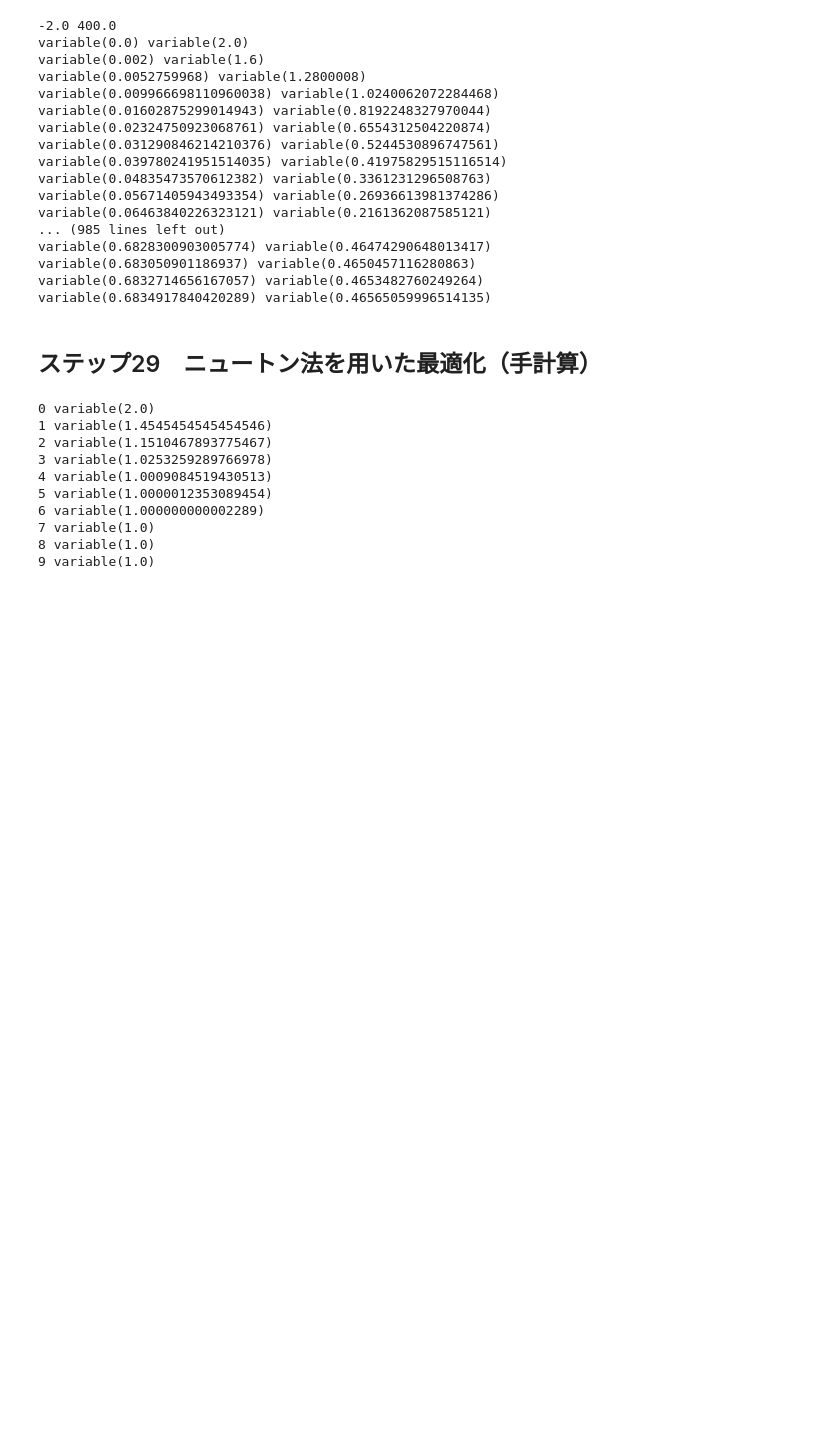
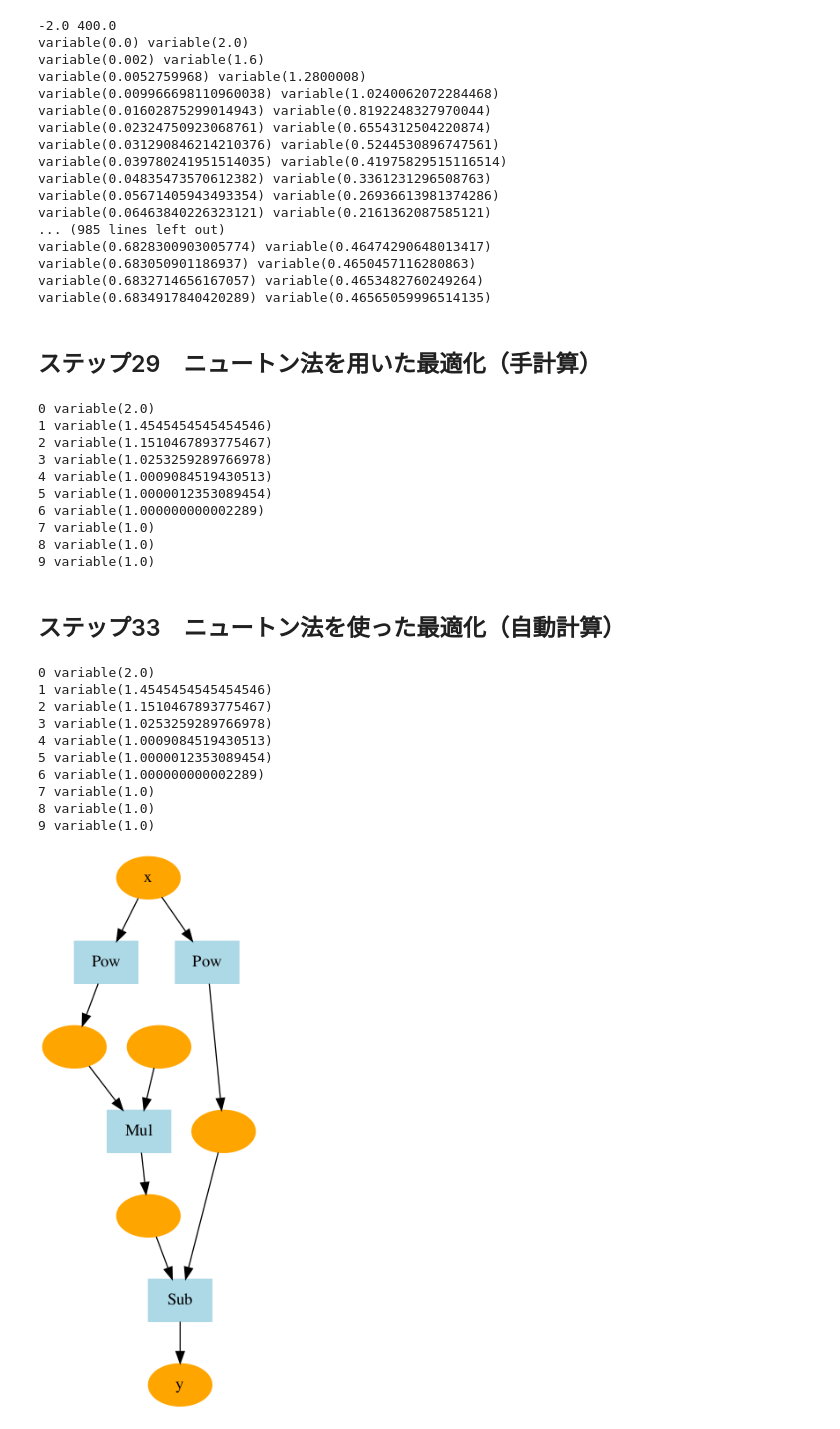
Before and after one commit to hashimoto0106/DeepLearning, a Jupyter notebook: deep-learning-from-scratch-3/steps_ipynb/03_高階微分を実現する.ipynb, the cells around one changed output. Drawn from its saved outputs; the diff is of its cells as text; code cells hidden in the pictures; blank space fills up the shorter version.

Commit message:
step33
ニュートン法を使った最適化（自動計算）

```diff
--- a/deep-learning-from-scratch-3/steps_ipynb/03_高階微分を実現する.ipynb
+++ b/deep-learning-from-scratch-3/steps_ipynb/03_高階微分を実現する.ipynb
@@ -229,3 +229,49 @@ for i in range(iters):
 7 variable(1.0)
 8 variable(1.0)
 9 variable(1.0)
+# %% [markdown]
+## ステップ33　ニュートン法を使った最適化（自動計算）
+# %%
+#if '__file__' in globals():
+import os, sys
+sys.path.append(os.path.join(os.path.dirname("__file__"), '..'))
+import numpy as np
+from dezero import Variable
+from dezero.utils import plot_dot_graph
+
+def f(x):
+    y = x ** 4 - 2 * x ** 2
+    return y
+
+x = Variable(np.array(2.0))
+iters = 10
+
+for i in range(iters):
+    print(i, x)
+
+    y = f(x)
+    x.cleargrad()
+    y.backward(create_graph=True)
+
+    gx = x.grad
+    x.cleargrad()
+    gx.backward()
+    gx2 = x.grad
+
+    x.data -= gx.data / gx2.data
+
+x.name = 'x'
+y.name = 'y'
+plot_dot_graph(y, verbose=False, to_file='step33.png')
+# %% [output]
+0 variable(2.0)
+1 variable(1.4545454545454546)
+2 variable(1.1510467893775467)
+3 variable(1.0253259289766978)
+4 variable(1.0009084519430513)
+5 variable(1.0000012353089454)
+6 variable(1.000000000002289)
+7 variable(1.0)
+8 variable(1.0)
+9 variable(1.0)
+[figure, added]
```
Also changed, not shown: 2 other files.
